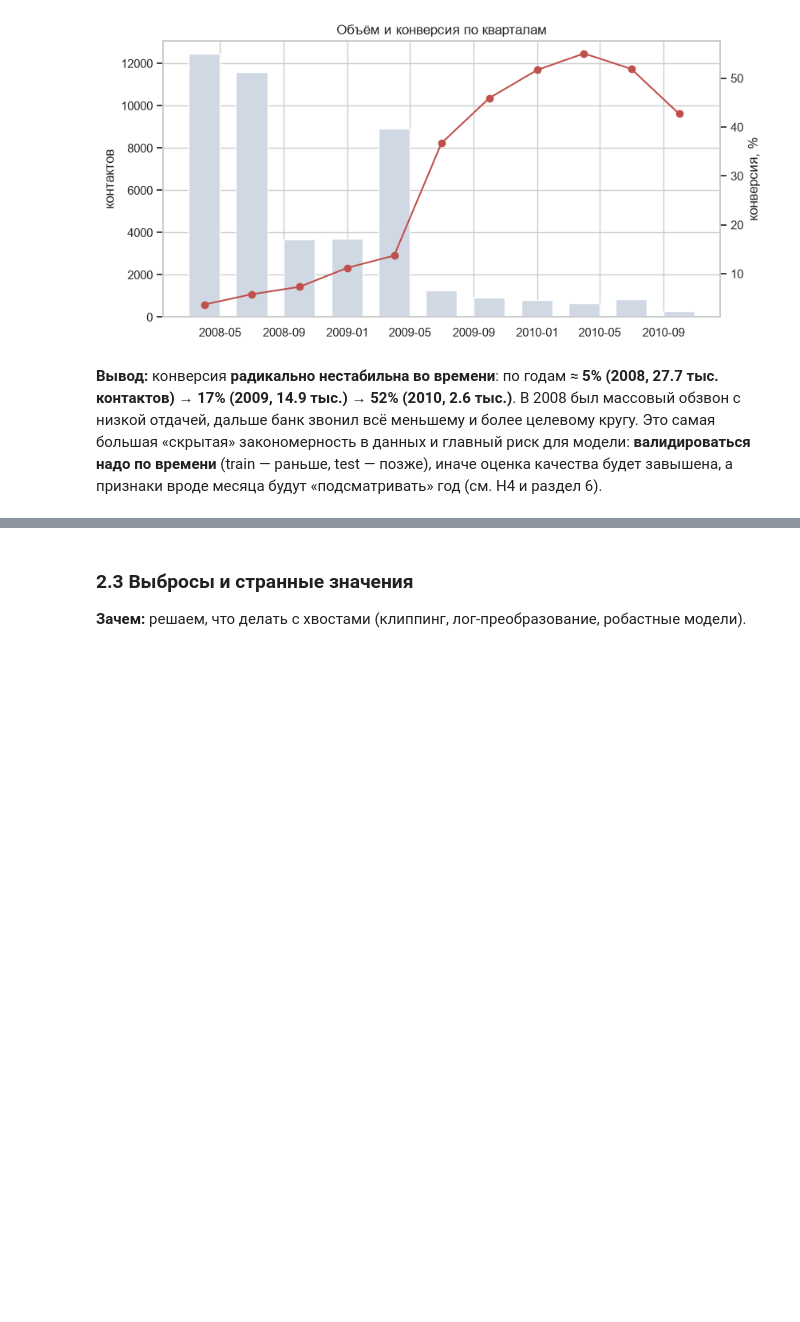
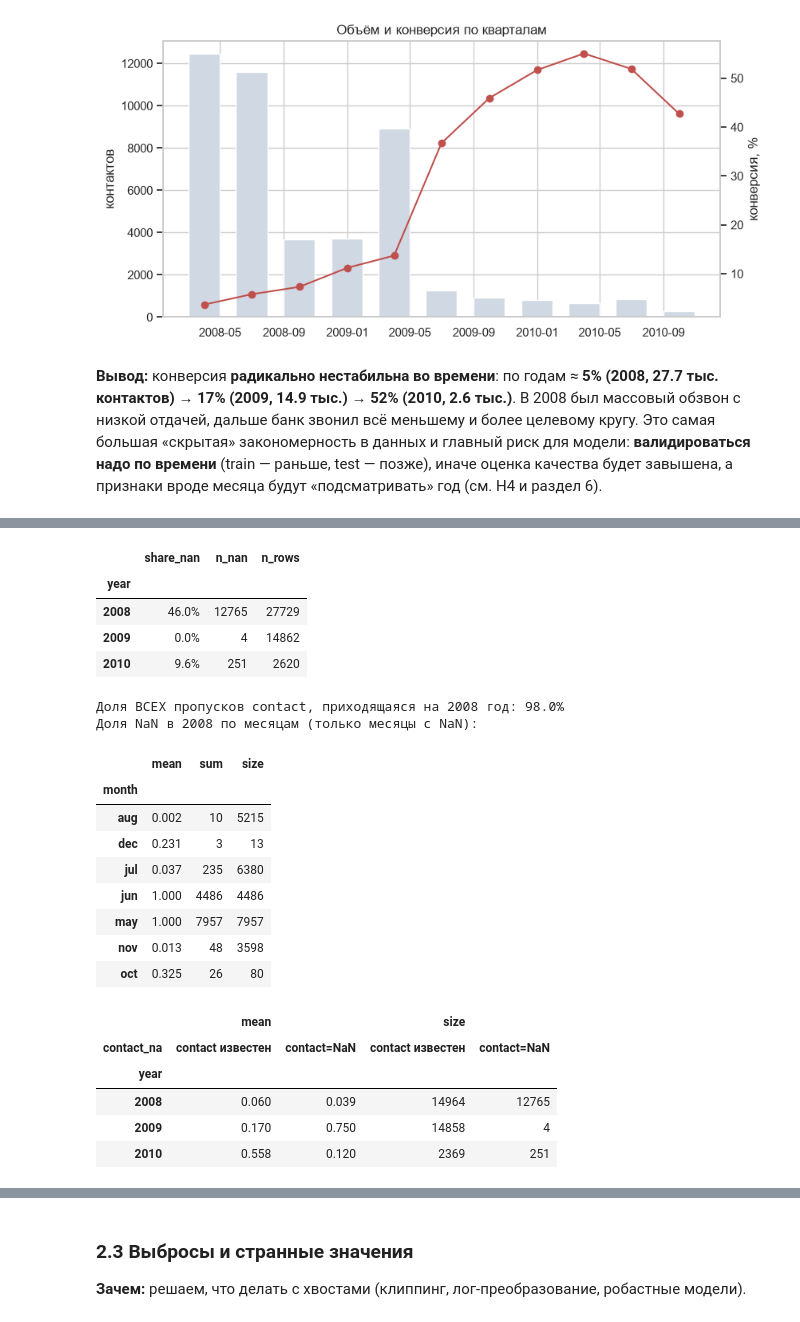
Before and after one commit to RafaelPozoyan/UrFU_project, a Jupyter notebook: eda_levin.ipynb, the cells around one changed output, grey strips where cells are left out. Cells and saved outputs as stored; diff of their text form; code cells hidden in the pictures; blank space fills up the shorter version.

```diff
--- a/eda_levin.ipynb
+++ b/eda_levin.ipynb
@@ -358,0 +362,33 @@ ax.set_title('Объём и конверсия по кварталам'); ax2.gr
+# %%
+df['contact_na'] = df.contact.isna()
+by_year = df.groupby('year').contact_na.agg(share_nan='mean', n_nan='sum', n_rows='size')
+display(by_year.style.format({'share_nan':'{:.1%}'}))
+print('Доля ВСЕХ пропусков contact, приходящаяся на 2008 год: {:.1%}'.format(df.loc[df.contact_na,'year'].eq(2008).mean()))
+print('Доля NaN в 2008 по месяцам (только месяцы с NaN):')
+display(df[df.year==2008].groupby('month', observed=True).contact_na.agg(['mean','sum','size']).query('sum>0').round(3))
+# конверсия NaN vs не-NaN ВНУТРИ каждого года
+display((df.groupby(['year','contact_na']).target.agg(['mean','size']).unstack()
+         .rename(columns={False:'contact известен', True:'contact=NaN'}).round(3)))
+# %% [output]
+|  | share_nan | n_nan | n_rows |
+| year |  |  |  |
+| 2008 | 46.0% | 12765 | 27729 |
+| 2009 | 0.0% | 4 | 14862 |
+| 2010 | 9.6% | 251 | 2620 |
+Доля ВСЕХ пропусков contact, приходящаяся на 2008 год: 98.0%
+Доля NaN в 2008 по месяцам (только месяцы с NaN):
+|  | mean | sum | size |
+| month |  |  |  |
+| aug | 0.002 | 10 | 5215 |
+| dec | 0.231 | 3 | 13 |
+| jul | 0.037 | 235 | 6380 |
+| jun | 1.000 | 4486 | 4486 |
+| may | 1.000 | 7957 | 7957 |
+| nov | 0.013 | 48 | 3598 |
+| oct | 0.325 | 26 | 80 |
+|  | mean |  | size |  |
+| contact_na | contact известен | contact=NaN | contact известен | contact=NaN |
+| year |  |  |  |  |
+| 2008 | 0.060 | 0.039 | 14964 | 12765 |
+| 2009 | 0.170 | 0.750 | 14858 | 4 |
+| 2010 | 0.558 | 0.120 | 2369 | 251 |
```
Also changed, not shown: parts of 7 cells of this notebook.
